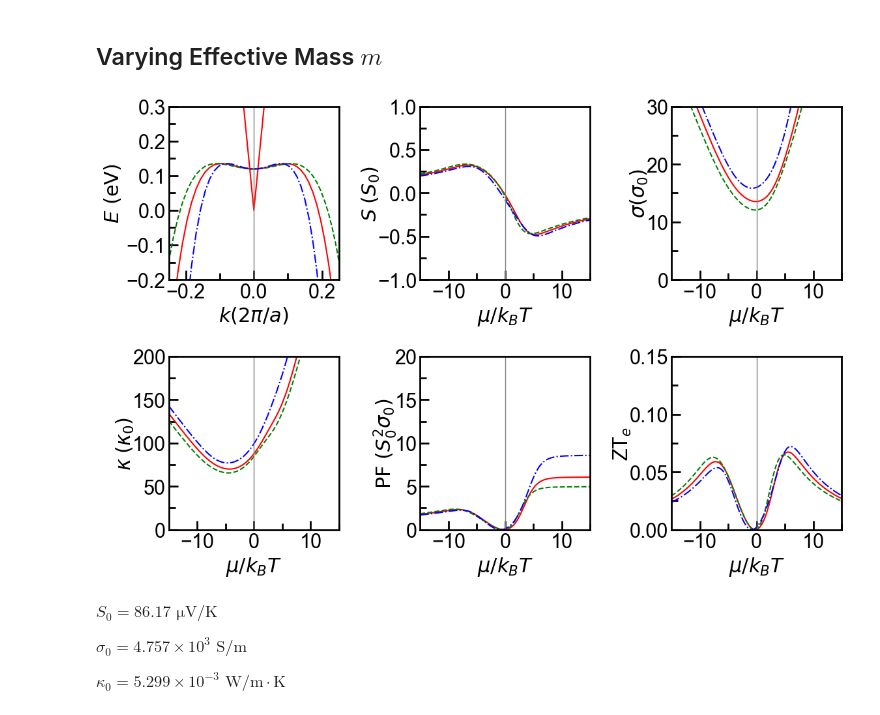
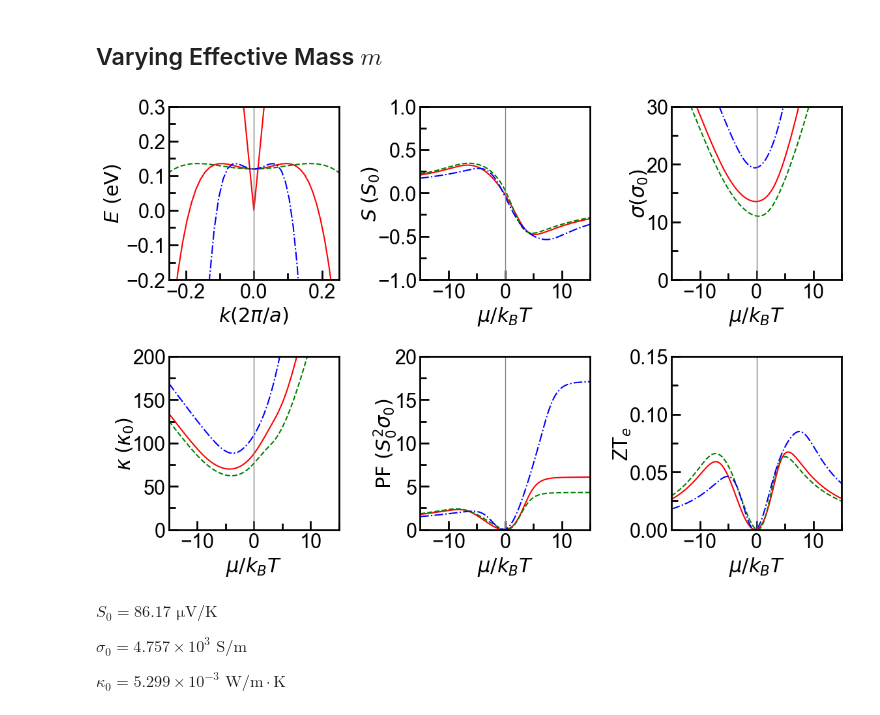
Before and after one commit to Normanthen/NLS-Thermoelectrics, a Jupyter notebook: Type II NLS/Recalc1.ipynb, the cells around one changed output. Cells and saved outputs as stored; diff of their text form; code cells hidden in the pictures.

Commit message:
Recalculating TE Properties of Type-II using different $m$ values which are deemed unreasonable

```diff
--- a/Type II NLS/Recalc1.ipynb
+++ b/Type II NLS/Recalc1.ipynb
@@ -211,9 +211,9 @@ b = 490
 #a = 17
 #b = 5000
 
-mm1  = 0.145
-mm2 = 0.190
-mm3 = 0.100
+mm1 = 0.145
+mm2 = 0.435
+mm3 = 0.0483
 a1 = 1/(2*mm1)
 a2 = 1/(2*mm2)
 a3 = 1/(2*mm3)
@@ -688,11 +688,11 @@ $\kappa_{0} = 5.299 \times 10^{-3} \,\, \mathrm{W}/\mathrm{m} \cdot \mathrm{K}$
 # %%
 plt.figure(figsize=(12,8))
 
-eff_mass2= 0.6*m0*10**(6)
-eff_mass3= 0.2*m0*10**(6)
-eshiftm1=7
-eshiftm2=8
-eshiftm3=6
+eff_mass2 = 0.8*m0*10**(6)
+eff_mass3 = 0.05*m0*10**(6)
+eshiftm1  = 7
+eshiftm2  = 8
+eshiftm3  = 3 #6
 
 # Subplot (a) : Dispersion relation
 ax1 = plt.subplot(2,3,1)
@@ -786,35 +786,35 @@ ax5.set_xlabel('$\mu/k_BT$')
 ax5.set_ylabel('$\mathrm{PF}~(S_0^2 \sigma_0)$')
 #ax5.yaxis.set_major_locator(mpl.ticker.MultipleLocator(1*1e-5))
 #ax5.yaxis.set_minor_locator(mpl.ticker.MultipleLocator(0.5))
 ax5.xaxis.set_tick_params(which='major', size=10, width=2, direction='in')
 ax5.xaxis.set_tick_params(which='minor', size=7, width=2, direction='in')
 ax5.yaxis.set_tick_params(which='major', size=10, width=2, direction='in')
 ax5.yaxis.set_tick_params(which='minor', size=7, width=2, direction='in')
 
 #(f) ZT
 ax6 = plt.subplot(2,3,6)
 ax6.plot(eta, ZT(eta+eshiftm1,e0,e1,vF1,eff_mass1)*T,color='red',linestyle='solid')
 ax6.plot(eta, ZT(eta+eshiftm2,e0,e1,vF1,eff_mass2)*T,color='green',linestyle='dashed')
 ax6.plot(eta, ZT(eta+eshiftm3,e0,e1,vF1,eff_mass3)*T,color='blue',linestyle='dashdot')
 ax6.axis([-15,15,0,0.15]) # the format is [xmin,xmax,ymin,ymax]
 ax6.axvline(0, color='grey', linestyle='-', linewidth=1)
 ax6.xaxis.set_minor_locator(AutoMinorLocator(2))
 ax6.yaxis.set_minor_locator(AutoMinorLocator(2))
 ax6.yaxis.labelpad = -4
 ax6.set_xlabel('$\mu/k_BT$')
 ax6.set_ylabel('ZT$_{e}$')
 #ax6.yaxis.set_major_locator(mpl.ticker.MultipleLocator(0.010))
 #ax6.yaxis.set_minor_locator(mpl.ticker.MultipleLocator(0.25))
 ax6.xaxis.set_tick_params(which='major', size=10, width=2, direction='in')
 ax6.xaxis.set_tick_params(which='minor', size=7, width=2, direction='in')
 ax6.yaxis.set_tick_params(which='major', size=10, width=2, direction='in')
 ax6.yaxis.set_tick_params(which='minor', size=7, width=2, direction='in')
 
 
 plt.tight_layout()
-#plt.savefig('../Figures/2BM/2BM_TypeII(mass)_raw.pdf')
+#plt.savefig('../Figures/2BM/Recalc1_TypeIIm.pdf')
 # %% [output]
-[figure, old version]
+[figure, new version]
 # %% [markdown]
 $S_{0} = 86.17 \,\, \mathrm{\mu}\mathrm{V}/\mathrm{K}$
 
```
Also changed, not shown: 1 other file.
